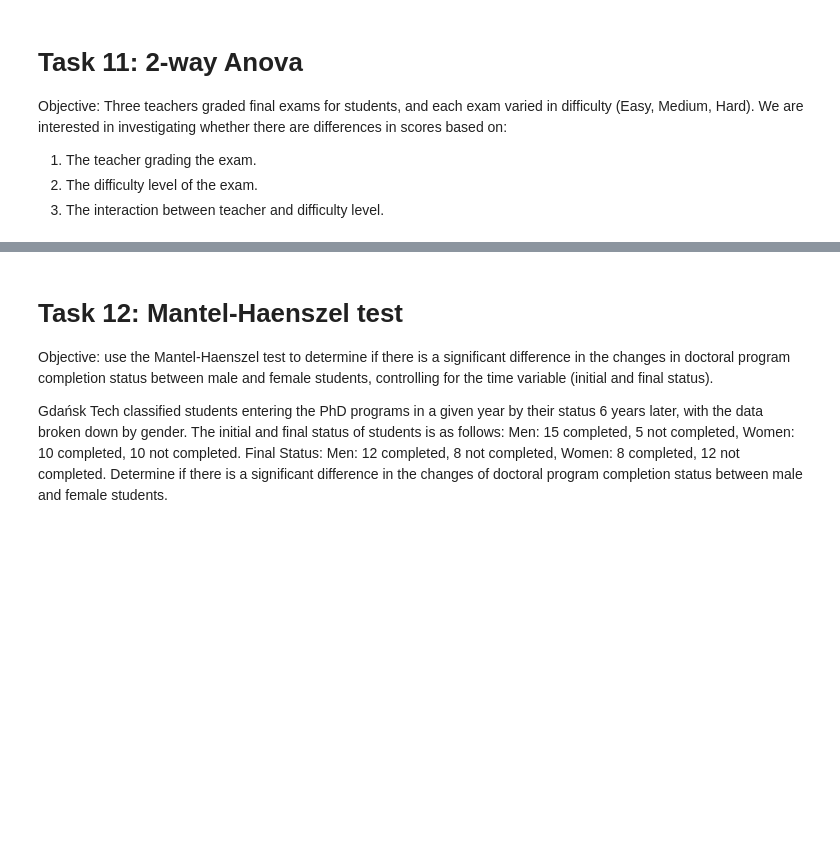
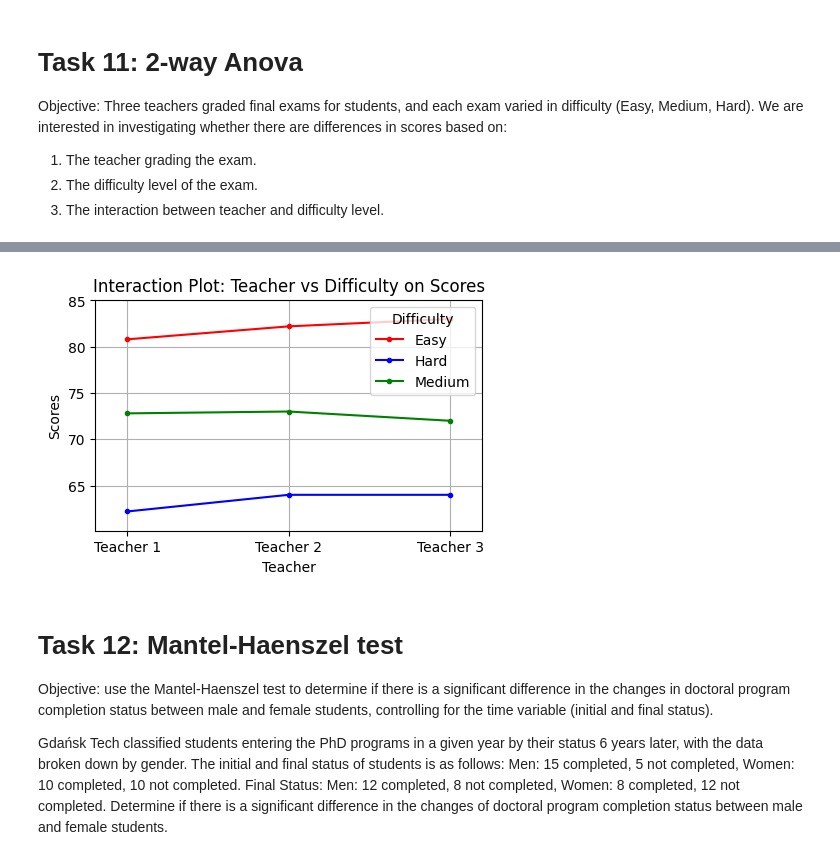
Before and after one commit to MariuszPGodlewski/MathematicalStatistic-Lab, a Jupyter notebook: Sample_Final_Labs (1).ipynb, the cells around one changed output, grey strips where cells are left out. Drawn from its saved outputs; the diff is of its cells as text; code cells hidden in the pictures; blank space fills up the shorter version.

```diff
--- a/Sample_Final_Labs (1).ipynb
+++ b/Sample_Final_Labs (1).ipynb
@@ -340,3 +366,18 @@ print(df)
+# %%
+import pandas as pd
+import matplotlib.pyplot as plt
+from statsmodels.graphics.factorplots import interaction_plot
+
+fig, ax = plt.subplots(figsize=(5, 3))
+interaction_plot(df['Teacher'], df['Difficulty'], df['Scores'], ax=ax, colors=['red', 'blue', 'green'])
+
+plt.xlabel('Teacher')
+plt.ylabel('Scores')
+plt.title('Interaction Plot: Teacher vs Difficulty on Scores')
+plt.grid(True)
+plt.show()
+# %% [output]
+[figure, added]
 # %% [markdown]
 # Task 12: Mantel-Haenszel test
 
```
Also changed, not shown: parts of 6 cells of this notebook, 1 other file.
